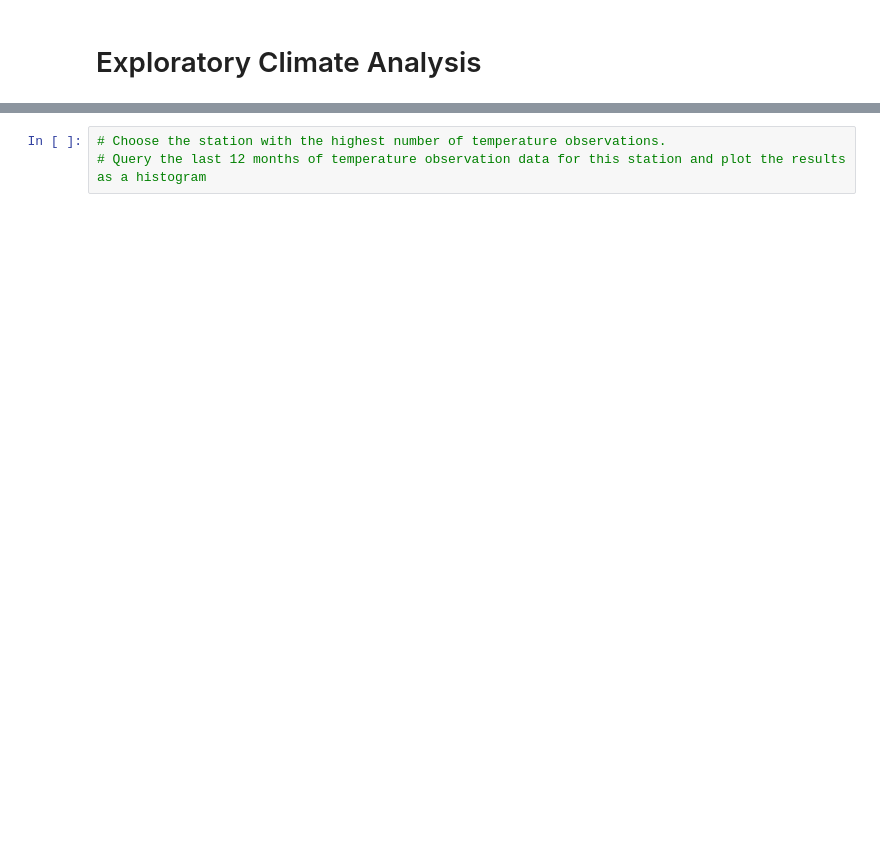
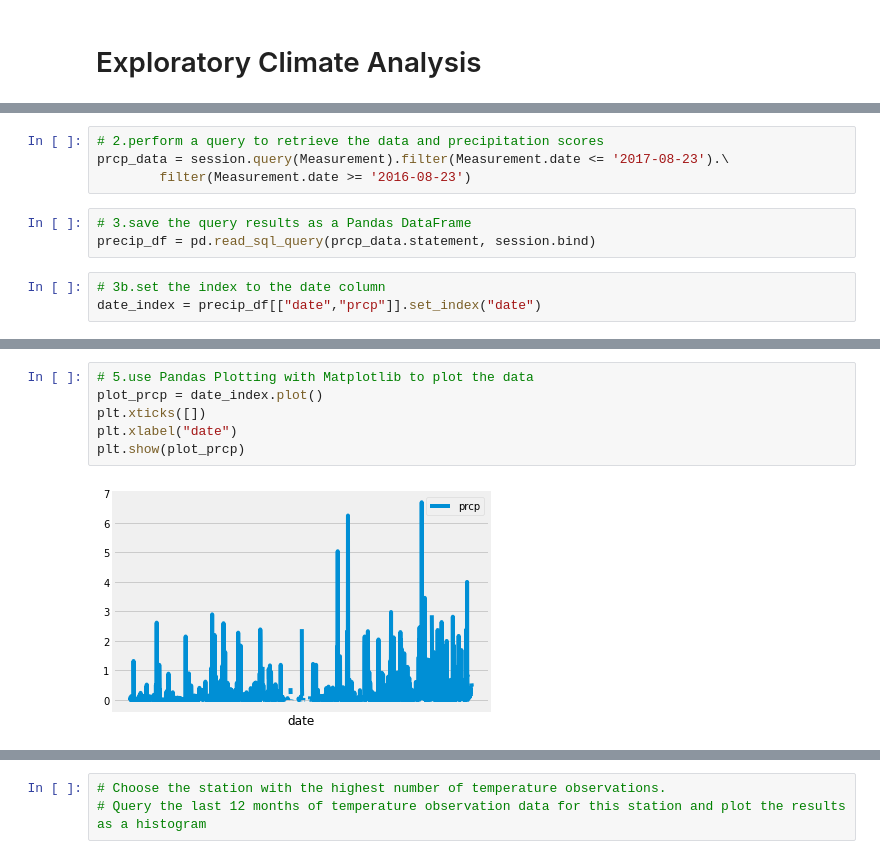
Before and after one commit to mjvillacresesn/Surfs-Up, a Jupyter notebook: climate_starter.ipynb, the cells around one changed output, grey strips where cells are left out. Drawn from its saved outputs; the diff is of its cells as text; blank space fills up the shorter version.

```diff
--- a/climate_starter.ipynb
+++ b/climate_starter.ipynb
@@ -53,0 +76,10 @@ session = Session(engine)
+# %%
+# 2.perform a query to retrieve the data and precipitation scores
+prcp_data = session.query(Measurement).filter(Measurement.date <= '2017-08-23').\
+        filter(Measurement.date >= '2016-08-23')
+# %%
+# 3.save the query results as a Pandas DataFrame
+precip_df = pd.read_sql_query(prcp_data.statement, session.bind)
+# %%
+# 3b.set the index to the date column
+date_index = precip_df[["date","prcp"]].set_index("date")
@@ -53,0 +102,8 @@ session = Session(engine)
+# %%
+# 5.use Pandas Plotting with Matplotlib to plot the data
+plot_prcp = date_index.plot()
+plt.xticks([])
+plt.xlabel("date")
+plt.show(plot_prcp)
+# %% [output]
+[figure, added]
```
Also changed, not shown: parts of 43 cells of this notebook.
